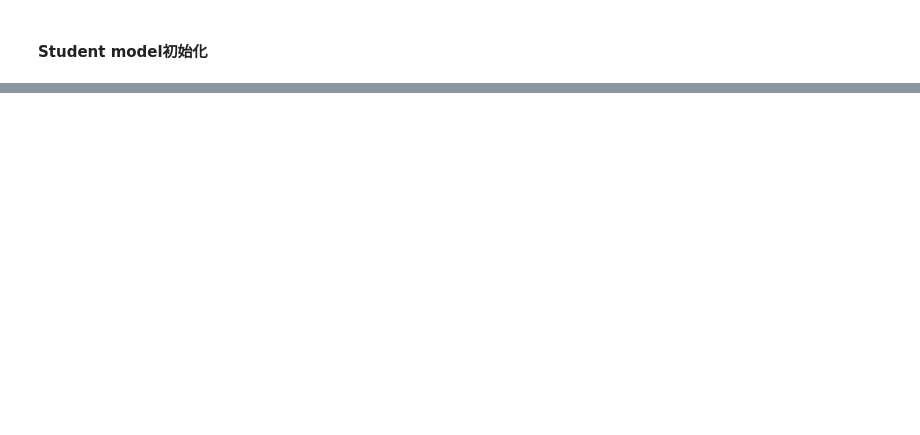
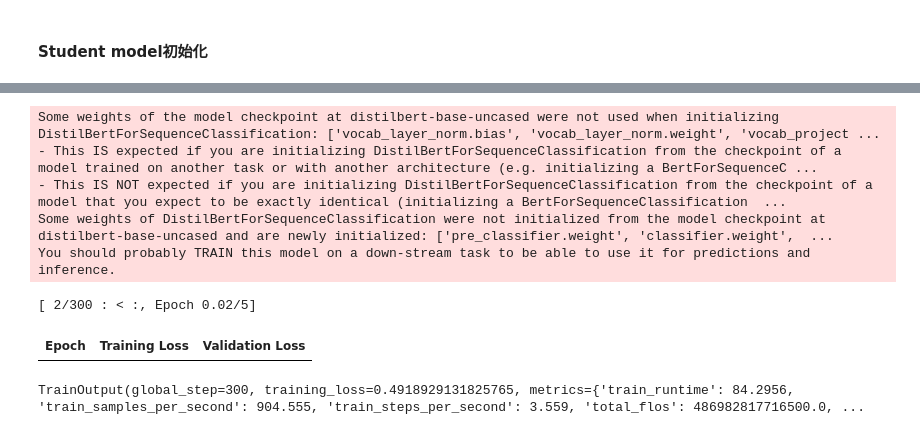
Before and after one commit to zhuyuedlut/AIGC, a Jupyter notebook: notebook/pytorch/basic/knowledge_distill.ipynb, the cells around one changed output, grey strips where cells are left out. Cells and saved outputs as stored; diff of their text form; code cells hidden in the pictures; blank space fills up the shorter version.

Commit message:
feat: add knowledge_distill notebook

```diff
--- a/notebook/pytorch/basic/knowledge_distill.ipynb
+++ b/notebook/pytorch/basic/knowledge_distill.ipynb
@@ -84,0 +164,3 @@ num_labels
+# %%
+def student_init():
+    return AutoModelForSequenceClassification.from_pretrained(s_ckpt, config=s_config).to(device)
@@ -84,0 +169,20 @@ num_labels
+# %%
+import evaluate
+
+accuracy_score = evaluate.load('accuracy')
+# %%
+def compute_metrics(pred):
+    predictions, labels = pred
+    predictions = np.argmax(predictions, axis=-1)
+
+    return accuracy_score.compute(references=labels, predictions=predictions)
+# %%
+distill_trainier = DistillTrainer(
+    model_init=student_init,
+    teacher_model=t_model,
+    args=s_training_args,
+    train_dataset=clinc_enc['train'],
+    eval_dataset=clinc_enc['validation'],
+    compute_metrics=compute_metrics,
+    tokenizer=s_tokenizer
+)
@@ -84,0 +195,11 @@ num_labels
+# %%
+distill_trainier.train()
+# %% [output]
+Some weights of the model checkpoint at distilbert-base-uncased were not used when initializing DistilBertForSequenceClassification: ['vocab_layer_norm.bias', 'vocab_layer_norm.weight', 'vocab_project ...
+- This IS expected if you are initializing DistilBertForSequenceClassification from the checkpoint of a model trained on another task or with another architecture (e.g. initializing a BertForSequenceC ...
+- This IS NOT expected if you are initializing DistilBertForSequenceClassification from the checkpoint of a model that you expect to be exactly identical (initializing a BertForSequenceClassification  ...
+Some weights of DistilBertForSequenceClassification were not initialized from the model checkpoint at distilbert-base-uncased and are newly initialized: ['pre_classifier.weight', 'classifier.weight',  ...
+You should probably TRAIN this model on a down-stream task to be able to use it for predictions and inference.
+[ 2/300 : < :, Epoch 0.02/5]
+| Epoch | Training Loss | Validation Loss |
+TrainOutput(global_step=300, training_loss=0.4918929131825765, metrics={'train_runtime': 84.2956, 'train_samples_per_second': 904.555, 'train_steps_per_second': 3.559, 'total_flos': 486982817716500.0, ...
```
Also changed, not shown: parts of 14 cells of this notebook, 3 other files.
